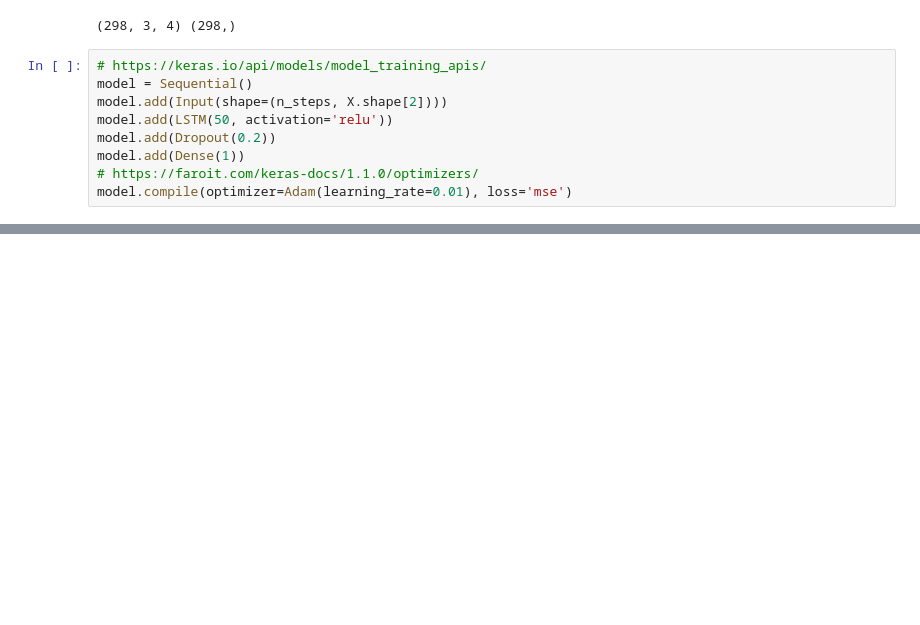
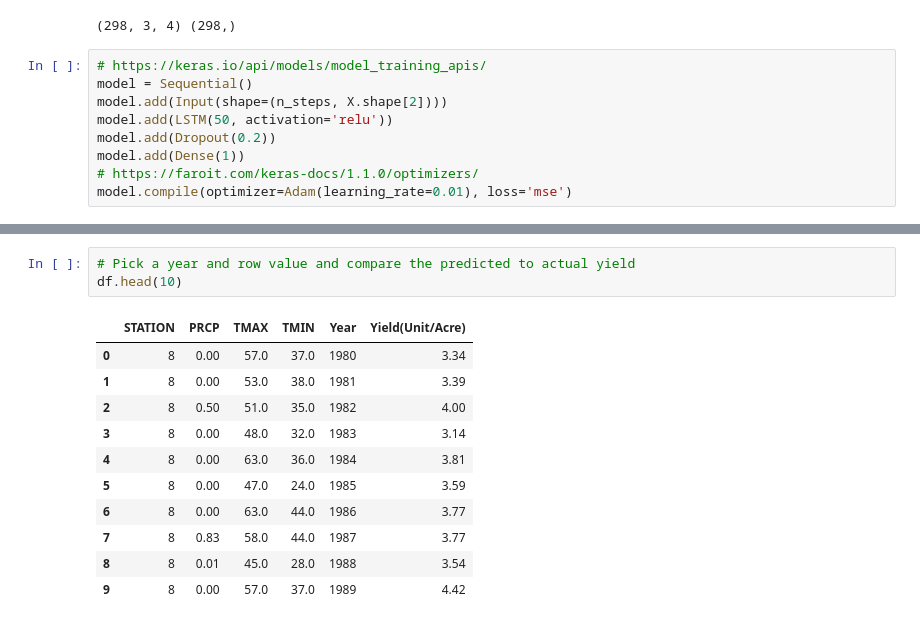
Before and after one commit to coldzonemt/Capstone_2, a Jupyter notebook: Modeling.ipynb, the cells around one changed output, grey strips where cells are left out. Cells and saved outputs as stored; diff of their text form; blank space fills up the shorter version.

```diff
--- a/Modeling.ipynb
+++ b/Modeling.ipynb
@@ -228,0 +262,15 @@ Predicted Yield (Unit/Acre): 3.69
+# %%
+# Pick a year and row value and compare the predicted to actual yield
+df.head(10)
+# %% [output]
+|  | STATION | PRCP | TMAX | TMIN | Year | Yield(Unit/Acre) |
+| 0 | 8 | 0.00 | 57.0 | 37.0 | 1980 | 3.34 |
+| 1 | 8 | 0.00 | 53.0 | 38.0 | 1981 | 3.39 |
+| 2 | 8 | 0.50 | 51.0 | 35.0 | 1982 | 4.00 |
+| 3 | 8 | 0.00 | 48.0 | 32.0 | 1983 | 3.14 |
+| 4 | 8 | 0.00 | 63.0 | 36.0 | 1984 | 3.81 |
+| 5 | 8 | 0.00 | 47.0 | 24.0 | 1985 | 3.59 |
+| 6 | 8 | 0.00 | 63.0 | 44.0 | 1986 | 3.77 |
+| 7 | 8 | 0.83 | 58.0 | 44.0 | 1987 | 3.77 |
+| 8 | 8 | 0.01 | 45.0 | 28.0 | 1988 | 3.54 |
+| 9 | 8 | 0.00 | 57.0 | 37.0 | 1989 | 4.42 |
```
Also changed, not shown: parts of 16 cells of this notebook.
